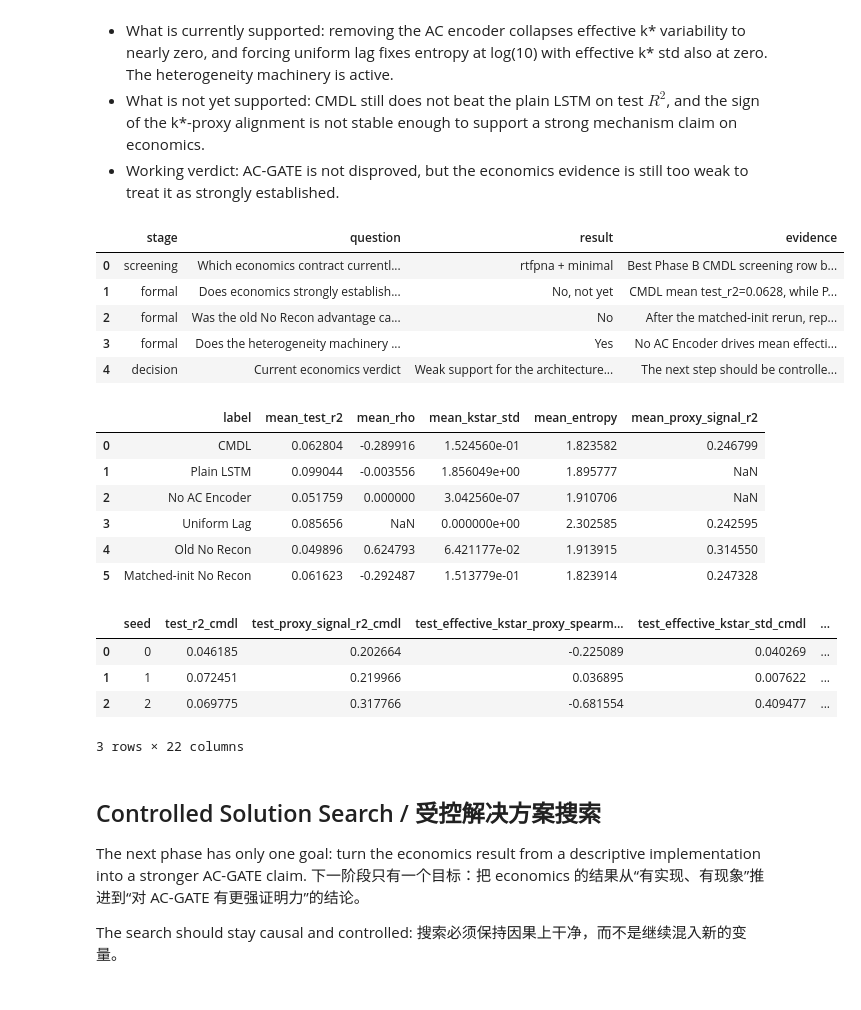
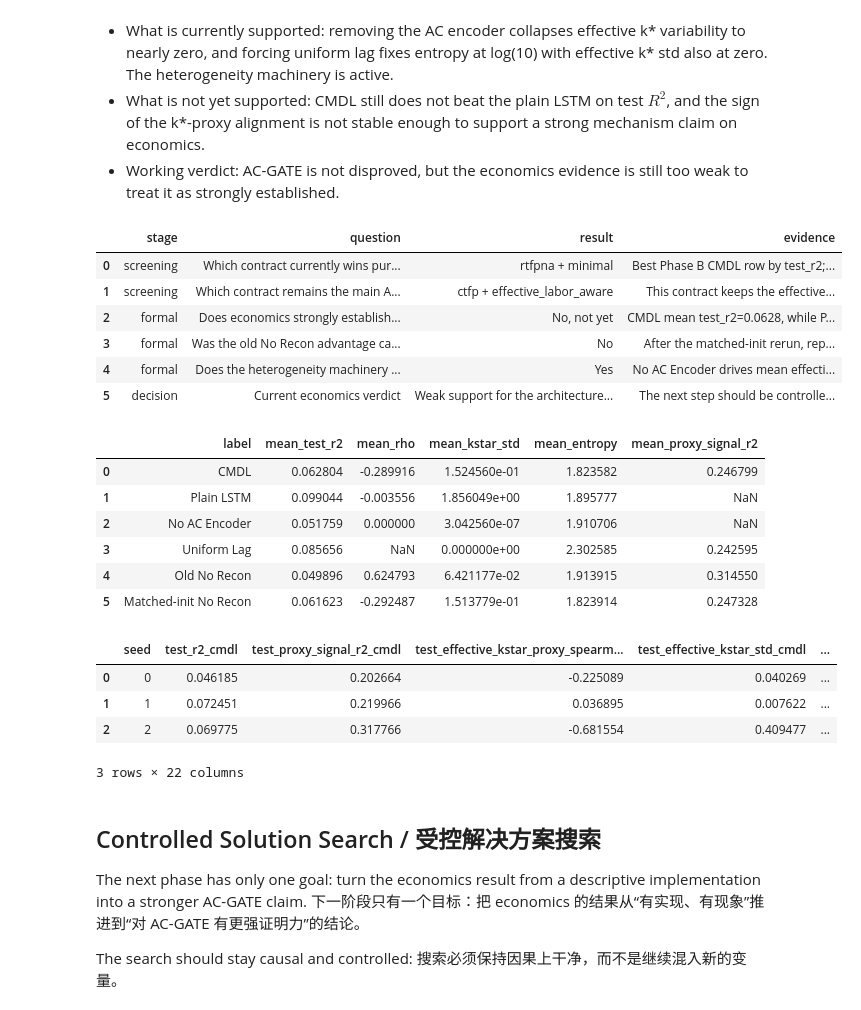
Before and after one commit to Oktinner0320/AC_GATE-CMDL, a Jupyter notebook: notebooks/02_economics_results.ipynb, the cells around one changed output. Drawn from its saved outputs; the diff is of its cells as text; code cells hidden in the pictures.

```diff
--- a/notebooks/02_economics_results.ipynb
+++ b/notebooks/02_economics_results.ipynb
@@ -1357,7 +1357,7 @@ current_result_rows: list[dict[str, object]] = []
 if "phase_b_comparison" in globals() and isinstance(phase_b_comparison, pd.DataFrame) and not phase_b_comparison.empty:
     phase_b_cmdl_rows = phase_b_comparison.loc[phase_b_comparison["family"] == "cmdl"].copy()
     if not phase_b_cmdl_rows.empty:
-        phase_b_best = phase_b_cmdl_rows.sort_values(
+        phase_b_best_forecast = phase_b_cmdl_rows.sort_values(
             ["test_r2", "test_effective_kstar_proxy_spearman_rho"],
             ascending=[False, False],
             na_position="last",
@@ -1365,17 +1365,23 @@ if "phase_b_comparison" in globals() and isinstance(phase_b_comparison, pd.DataF
         current_result_rows.append(
             {
                 "stage": "screening",
-                "question": "Which economics contract currently looks strongest?",
-                "result": f"{phase_b_best['target_column']} + {phase_b_best['feature_bundle']}",
+                "question": "Which contract currently wins pure forecast screening?",
+                "result": f"{phase_b_best_forecast['target_column']} + {phase_b_best_forecast['feature_bundle']}",
                 "evidence": (
-                    f"Best Phase B CMDL screening row by test_r2 with mechanism diagnostics carried along; "
-                    f"test_r2={phase_b_best['test_r2']:.4f}, rho={phase_b_best['test_effective_kstar_proxy_spearman_rho']:.4f}."
+                    f"Best Phase B CMDL row by test_r2; test_r2={phase_b_best_forecast['test_r2']:.4f}, "
+                    f"rho={phase_b_best_forecast['test_effective_kstar_proxy_spearman_rho']:.4f}."
                 ),
             }
         )
 
 current_result_rows.extend(
     [
+        {
+            "stage": "screening",
+            "question": "Which contract remains the main AC-GATE formal target?",
+            "result": f"{FORMAL_MECHANISM_TARGET} + {FORMAL_MECHANISM_FEATURE_BUNDLE}",
+            "evidence": "This contract keeps the effective-labor anchor and exposes the AC-GATE mechanism question most directly, even if another row has better raw forecast metrics.",
+        },
         {
             "stage": "formal",
             "question": "Does economics strongly establish AC-GATE today?",
@@ -1406,38 +1412,39 @@ current_result_rows.extend(
         },
         {
             "stage": "decision",
             "question": "Current economics verdict",
             "result": "Weak support for the architecture, no clean support yet for the reconstruction branch",
             "evidence": "The next step should be controlled optimization-path repair, not a new proxy search or a stronger claim.",
         },
     ]
 )
 
 economics_current_result_log = pd.DataFrame(current_result_rows)
 
 formal_mechanism_repaired_ablation_audit.to_csv(
     formal_audit_dir / "formal_mechanism_repaired_no_recon_vs_cmdl.csv",
     index=False,
 )
 formal_mechanism_repaired_mean_summary.to_csv(
     formal_audit_dir / "formal_mechanism_repaired_no_recon_mean_summary.csv",
     index=False,
 )
 economics_current_result_log.to_csv(
     formal_audit_dir / "economics_current_result_log.csv",
     index=False,
 )
 
 display(economics_current_result_log)
 display(formal_mechanism_repaired_mean_summary)
 display(formal_mechanism_repaired_ablation_audit)
 # %% [output]
 |  | stage | question | result | evidence |
-| 0 | screening | Which economics contract currentl... | rtfpna + minimal | Best Phase B CMDL screening row b... |
-| 1 | formal | Does economics strongly establish... | No, not yet | CMDL mean test_r2=0.0628, while P... |
-| 2 | formal | Was the old No Recon advantage ca... | No | After the matched-init rerun, rep... |
-| 3 | formal | Does the heterogeneity machinery ... | Yes | No AC Encoder drives mean effecti... |
-| 4 | decision | Current economics verdict | Weak support for the architecture... | The next step should be controlle... |
+| 0 | screening | Which contract currently wins pur... | rtfpna + minimal | Best Phase B CMDL row by test_r2;... |
+| 1 | screening | Which contract remains the main A... | ctfp + effective_labor_aware | This contract keeps the effective... |
+| 2 | formal | Does economics strongly establish... | No, not yet | CMDL mean test_r2=0.0628, while P... |
+| 3 | formal | Was the old No Recon advantage ca... | No | After the matched-init rerun, rep... |
+| 4 | formal | Does the heterogeneity machinery ... | Yes | No AC Encoder drives mean effecti... |
+| 5 | decision | Current economics verdict | Weak support for the architecture... | The next step should be controlle... |
 |  | label | mean_test_r2 | mean_rho | mean_kstar_std | mean_entropy | mean_proxy_signal_r2 |
 | 0 | CMDL | 0.062804 | -0.289916 | 1.524560e-01 | 1.823582 | 0.246799 |
 | 1 | Plain LSTM | 0.099044 | -0.003556 | 1.856049e+00 | 1.895777 | NaN |
```
